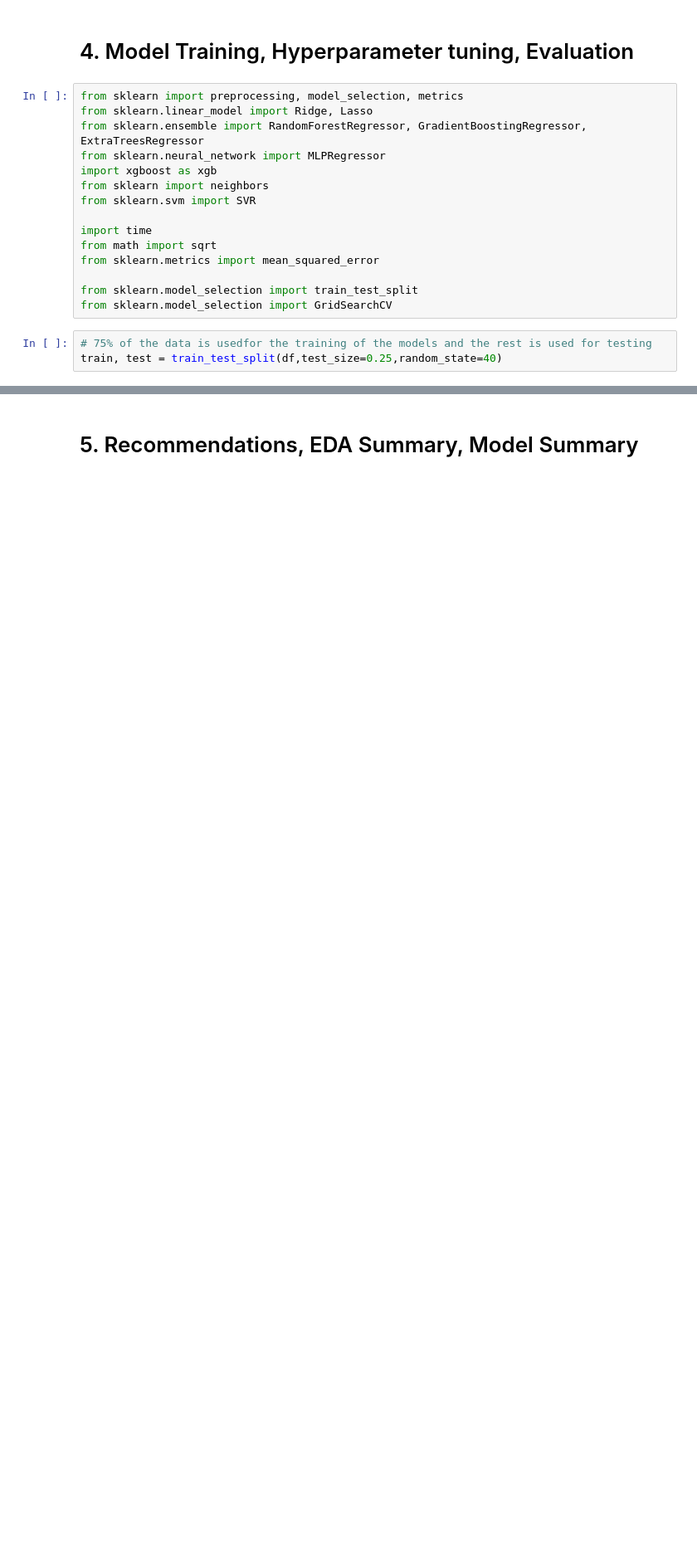
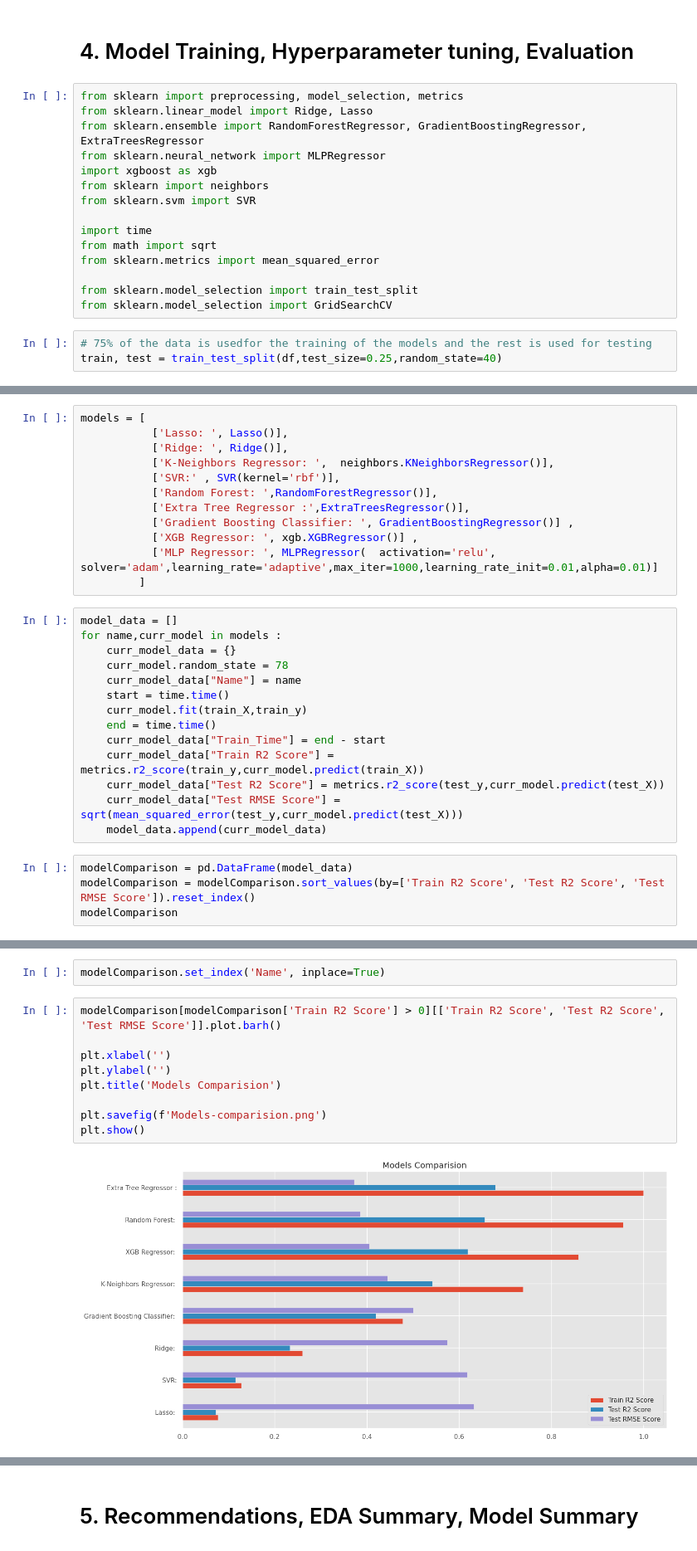
Before and after one commit to bhambrij-upwork/hackthon-june-2023, a Jupyter notebook: fs-household-energy-optimization-prediction.ipynb, the cells around one changed output, grey strips where cells are left out. Shown at 83% size. Cells and saved outputs as stored; diff of their text form; blank space fills up the shorter version.

Commit message:
Kaggle Notebook | FS - Household Energy Optimization, Prediction  | Version 8

```diff
--- a/fs-household-energy-optimization-prediction.ipynb
+++ b/fs-household-energy-optimization-prediction.ipynb
@@ -724,0 +638,30 @@ metrics.r2_score(test_y,lgb.predict(test_X))
+# %%
+models = [
+           ['Lasso: ', Lasso()],
+           ['Ridge: ', Ridge()],
+           ['K-Neighbors Regressor: ',  neighbors.KNeighborsRegressor()],
+           ['SVR:' , SVR(kernel='rbf')],
+           ['Random Forest: ',RandomForestRegressor()],
+           ['Extra Tree Regressor :',ExtraTreesRegressor()],
+           ['Gradient Boosting Classifier: ', GradientBoostingRegressor()] ,
+           ['XGB Regressor: ', xgb.XGBRegressor()] ,
+           ['MLP Regressor: ', MLPRegressor(  activation='relu', solver='adam',learning_rate='adaptive',max_iter=1000,learning_rate_init=0.01,alpha=0.01)]
+         ]
+# %%
+model_data = []
+for name,curr_model in models :
+    curr_model_data = {}
+    curr_model.random_state = 78
+    curr_model_data["Name"] = name
+    start = time.time()
+    curr_model.fit(train_X,train_y)
+    end = time.time()
+    curr_model_data["Train_Time"] = end - start
+    curr_model_data["Train R2 Score"] = metrics.r2_score(train_y,curr_model.predict(train_X))
+    curr_model_data["Test R2 Score"] = metrics.r2_score(test_y,curr_model.predict(test_X))
+    curr_model_data["Test RMSE Score"] = sqrt(mean_squared_error(test_y,curr_model.predict(test_X)))
+    model_data.append(curr_model_data)
+# %%
+modelComparison = pd.DataFrame(model_data)
+modelComparison = modelComparison.sort_values(by=['Train R2 Score', 'Test R2 Score', 'Test RMSE Score']).reset_index()
+modelComparison
@@ -724,0 +679,13 @@ metrics.r2_score(test_y,lgb.predict(test_X))
+# %%
+modelComparison.set_index('Name', inplace=True)
+# %%
+modelComparison[modelComparison['Train R2 Score'] > 0][['Train R2 Score', 'Test R2 Score', 'Test RMSE Score']].plot.barh()
+
+plt.xlabel('')
+plt.ylabel('')
+plt.title('Models Comparision')
+
+plt.savefig(f'Models-comparision.png')
+plt.show()
+# %% [output]
+[figure, added]
```
Also changed, not shown: parts of 43 cells of this notebook.
